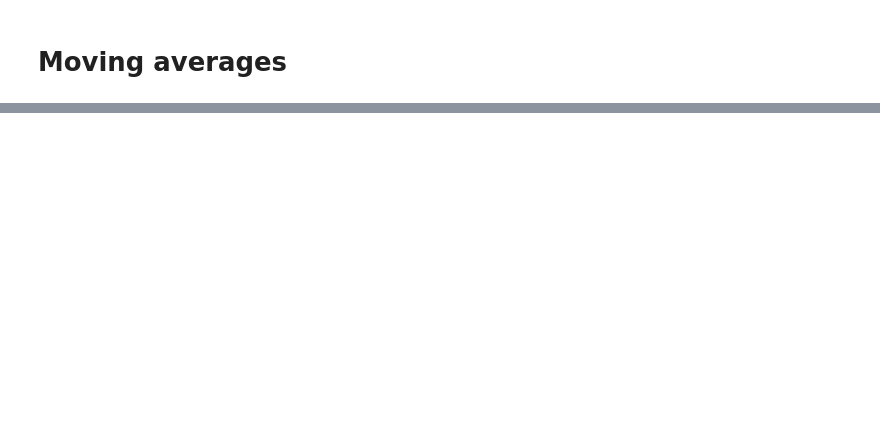
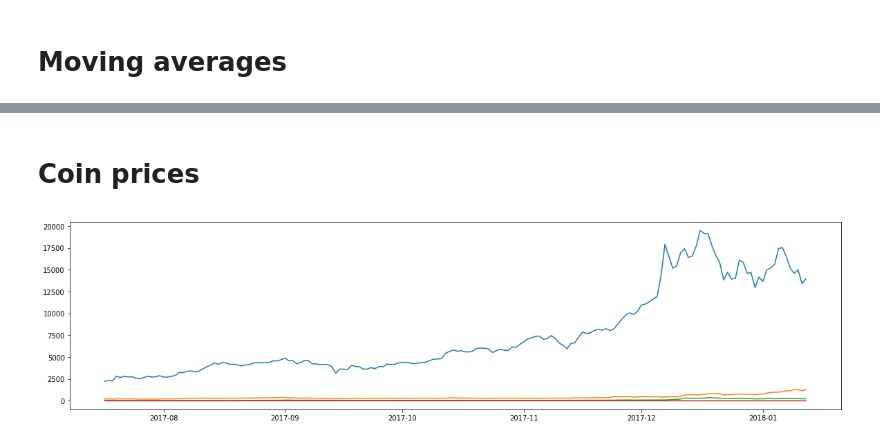
Before and after one commit to nyluntu/cryptocurrency, a Jupyter notebook: MovinAverages.ipynb, the cells around one changed output, grey strips where cells are left out. Drawn from its saved outputs; the diff is of its cells as text; code cells hidden in the pictures; blank space fills up the shorter version.

```diff
--- a/MovinAverages.ipynb
+++ b/MovinAverages.ipynb
@@ -223,0 +255,7 @@ for coin in followed_coins:
+# %% [markdown]
+# Coin prices
+# %%
+df_coins = get_all_coin_dataframes(followed_coins)
+show_coin_price_plot(df_coins)
+# %% [output]
+[figure, added]
```
Also changed, not shown: parts of 7 cells of this notebook.
